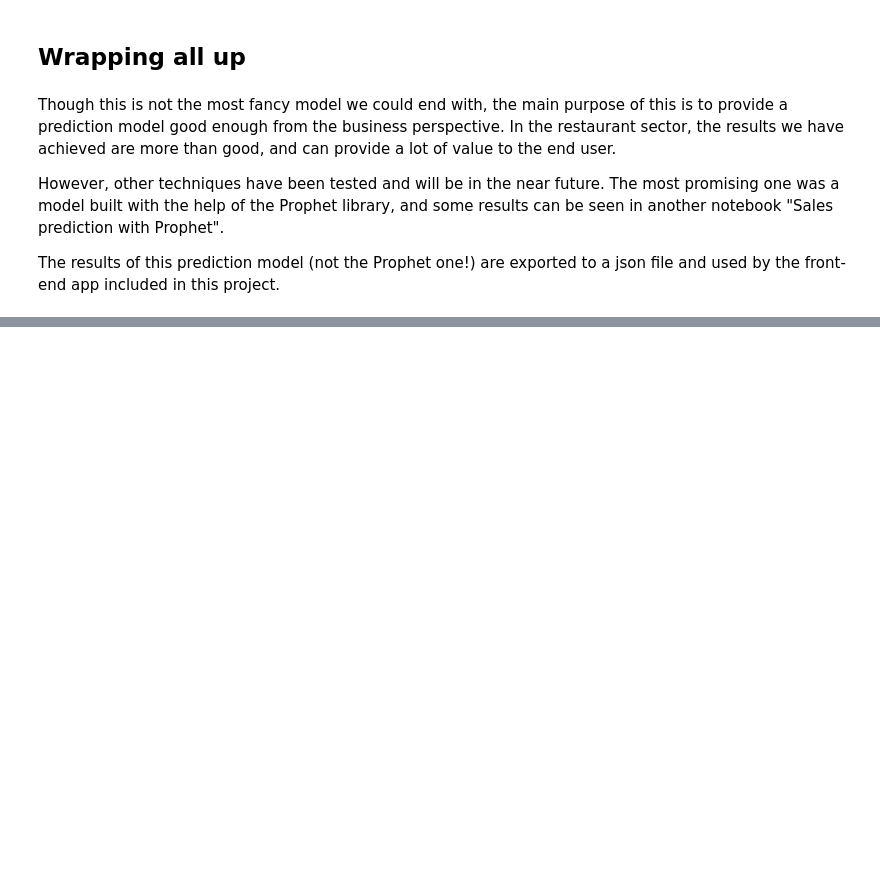
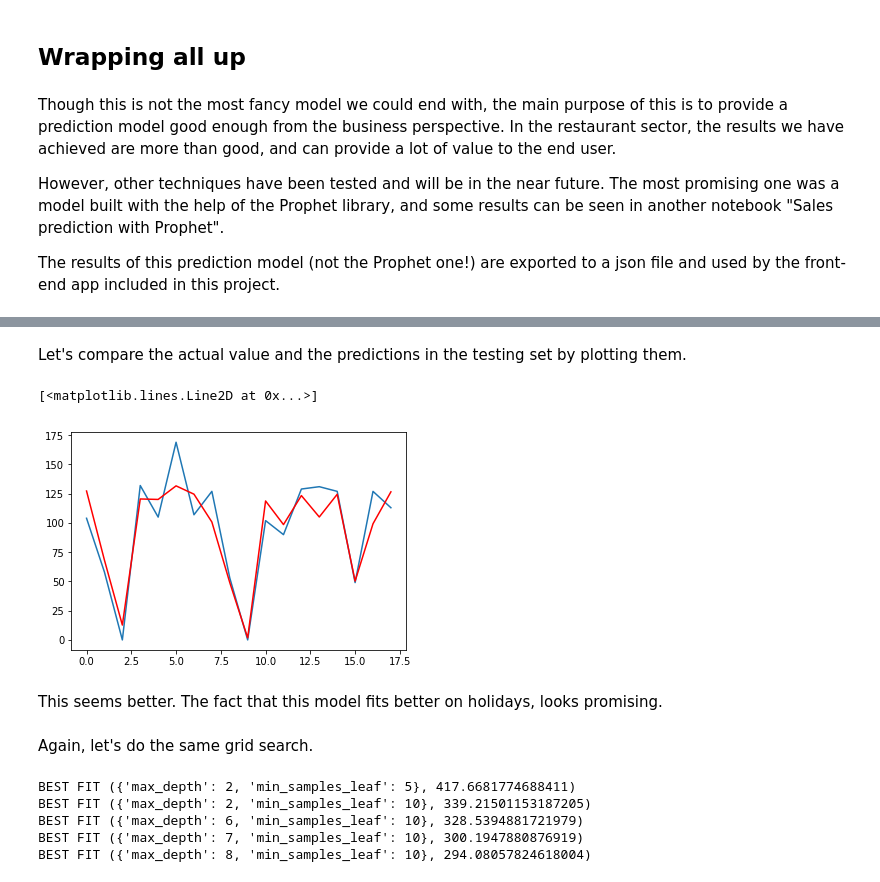
Before and after one commit to gmartinerro/jarvis, a Jupyter notebook: notebooks/final notebooks/Sales prediction using ML.ipynb, the cells around one changed output, grey strips where cells are left out. Drawn from its saved outputs; the diff is of its cells as text; code cells hidden in the pictures; blank space fills up the shorter version.

```diff
--- a/notebooks/final notebooks/Sales prediction using ML.ipynb
+++ b/notebooks/final notebooks/Sales prediction using ML.ipynb
@@ -448,0 +483,3 @@ forecast[['date','orders','t1','sol','forecast']].to_json('../data/forecast.json
+# %%
+df_train = mixedDf[mixedDf['date']<="2019-02-14"]
+df_test = mixedDf[mixedDf['date']>"2019-02-14"]
@@ -448,0 +550,20 @@ forecast[['date','orders','t1','sol','forecast']].to_json('../data/forecast.json
+# %% [markdown]
+Let's compare the actual value and the predictions in the testing set by plotting them.
+# %%
+plt.plot(y_test.values)
+plt.plot(reg.predict(X_test),color='red')
+# %% [output]
+[<matplotlib.lines.Line2D at 0x...>]
+[figure, added]
+# %% [markdown]
+This seems better. The fact that this model fits better on holidays, looks promising.
+# %% [markdown]
+Again, let's do the same grid search.
+# %%
+best_fit = findBestFit(param_grid, X,y,X_test,y_test)
+# %% [output]
+BEST FIT ({'max_depth': 2, 'min_samples_leaf': 5}, 417.6681774688411)
+BEST FIT ({'max_depth': 2, 'min_samples_leaf': 10}, 339.21501153187205)
+BEST FIT ({'max_depth': 6, 'min_samples_leaf': 10}, 328.5394881721979)
+BEST FIT ({'max_depth': 7, 'min_samples_leaf': 10}, 300.1947880876919)
+BEST FIT ({'max_depth': 8, 'min_samples_leaf': 10}, 294.08057824618004)
```
Also changed, not shown: parts of 25 cells of this notebook, 4 other files.
